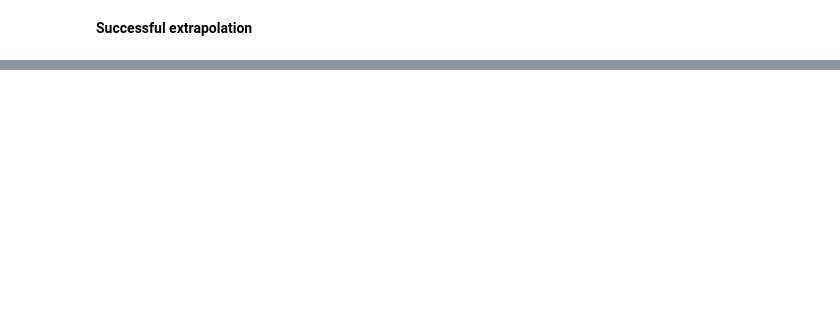
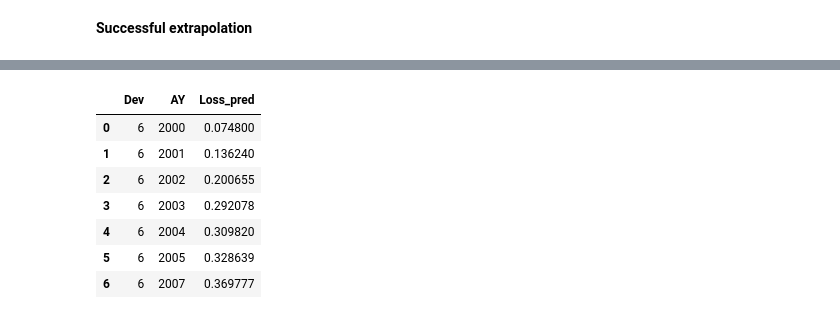
Before and after one commit to sws144/casestudy1, a Jupyter notebook: imbalanced_wdev.ipynb, the cells around one changed output, grey strips where cells are left out. Cells and saved outputs as stored; diff of their text form; code cells hidden in the pictures; blank space fills up the shorter version.

```diff
--- a/imbalanced_wdev.ipynb
+++ b/imbalanced_wdev.ipynb
@@ -357,0 +394,11 @@ plt.plot(res2_df['Dev'],res2_df['Loss_pred'])
+# %%
+res2_df
+# %% [output]
+|  | Dev | AY | Loss_pred |
+| 0 | 6 | 2000 | 0.074800 |
+| 1 | 6 | 2001 | 0.136240 |
+| 2 | 6 | 2002 | 0.200655 |
+| 3 | 6 | 2003 | 0.292078 |
+| 4 | 6 | 2004 | 0.309820 |
+| 5 | 6 | 2005 | 0.328639 |
+| 6 | 6 | 2007 | 0.369777 |
```
Also changed, not shown: parts of 36 cells of this notebook, 3 other files.
